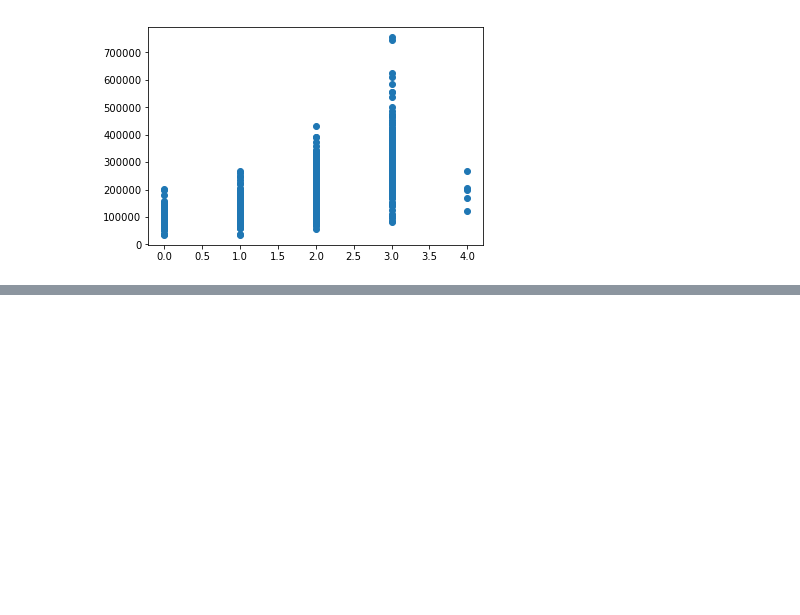
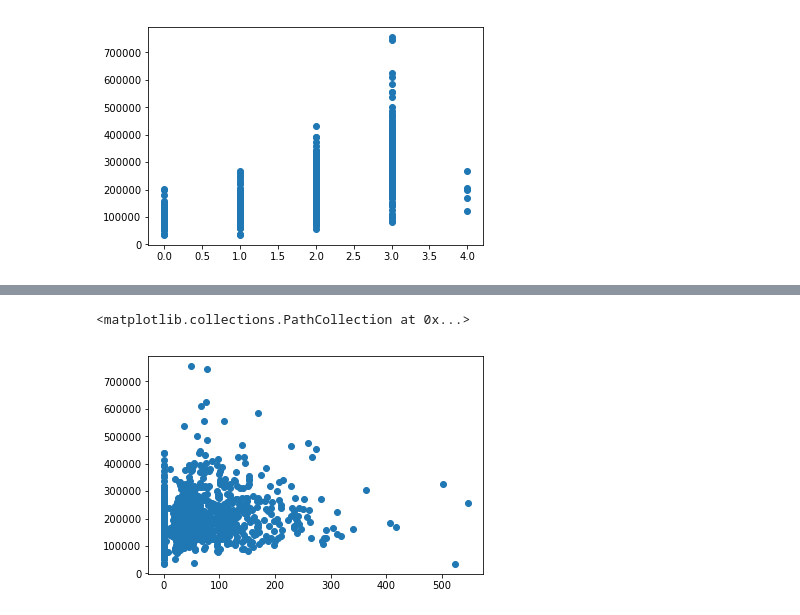
Before and after one commit to igorslima/topicosbd, a Jupyter notebook: house_prices.ipynb, the cells around one changed output, grey strips where cells are left out. Cells and saved outputs as stored; diff of their text form; code cells hidden in the pictures; blank space fills up the shorter version.

```diff
--- a/house_prices.ipynb
+++ b/house_prices.ipynb
@@ -151,0 +167,5 @@ plt.scatter(data.GarageCars, data.SalePrice)
+# %%
+plt.scatter(data.OpenPorchSF, data.SalePrice)
+# %% [output]
+<matplotlib.collections.PathCollection at 0x...>
+[figure, added]
```
Also changed, not shown: parts of 12 cells of this notebook.
